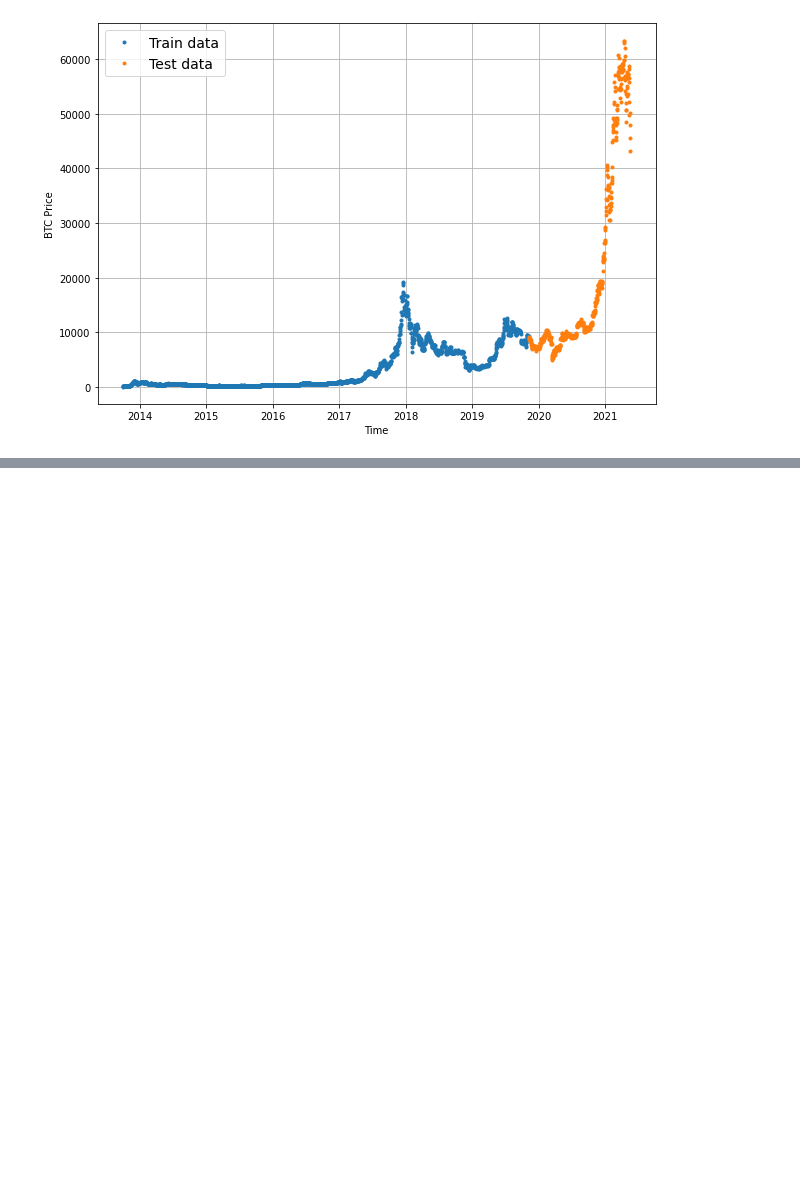
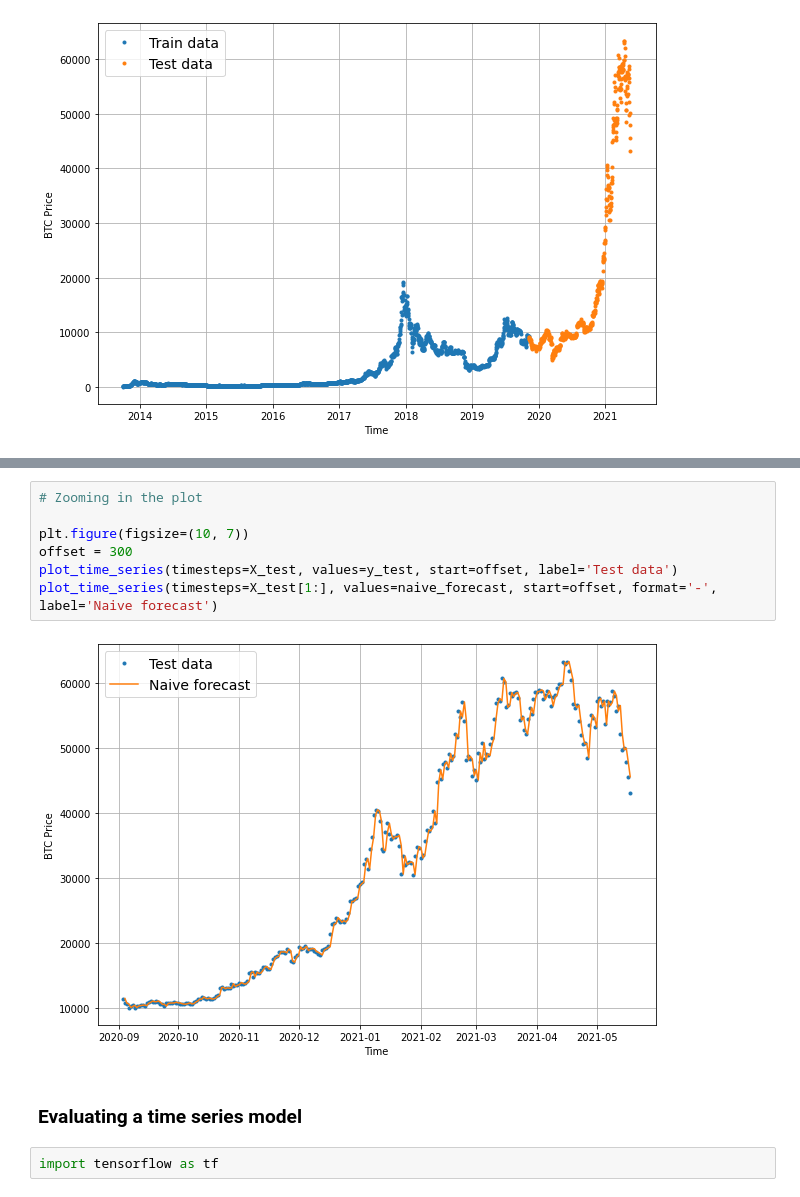
Before and after one commit to shubh-mishra/Time_Series_Forecasting-with-TensorFlow, a Jupyter notebook: TSF_with_TF.ipynb, the cells around one changed output, grey strips where cells are left out. Saved outputs shown, nothing was run; the diff lists cells and outputs as text; blank space fills up the shorter version.

```diff
--- a/TSF_with_TF.ipynb
+++ b/TSF_with_TF.ipynb
@@ -243,0 +269,13 @@ plot_time_series(timesteps=X_test, values=y_test, label='Test data')
+# %%
+# Zooming in the plot
+
+plt.figure(figsize=(10, 7))
+offset = 300
+plot_time_series(timesteps=X_test, values=y_test, start=offset, label='Test data')
+plot_time_series(timesteps=X_test[1:], values=naive_forecast, start=offset, format='-', label='Naive forecast')
+# %% [output]
+[figure, added]
+# %% [markdown]
+### Evaluating a time series model
+# %%
+import tensorflow as tf
```
Also changed, not shown: parts of 11 cells of this notebook.
